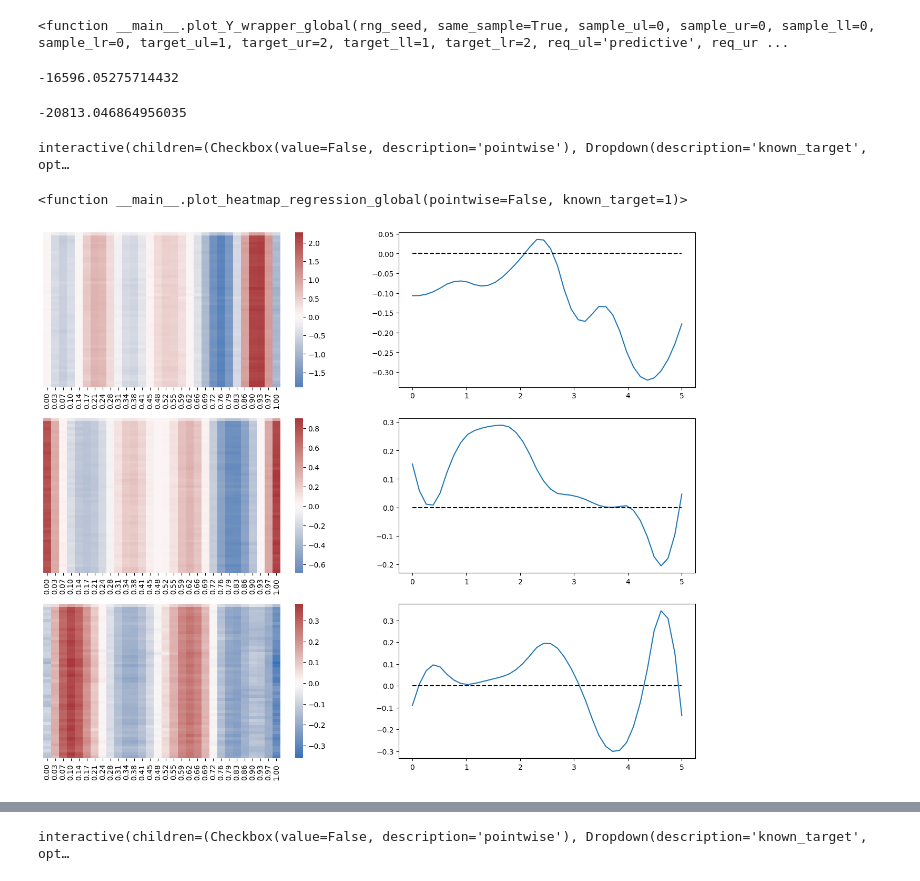
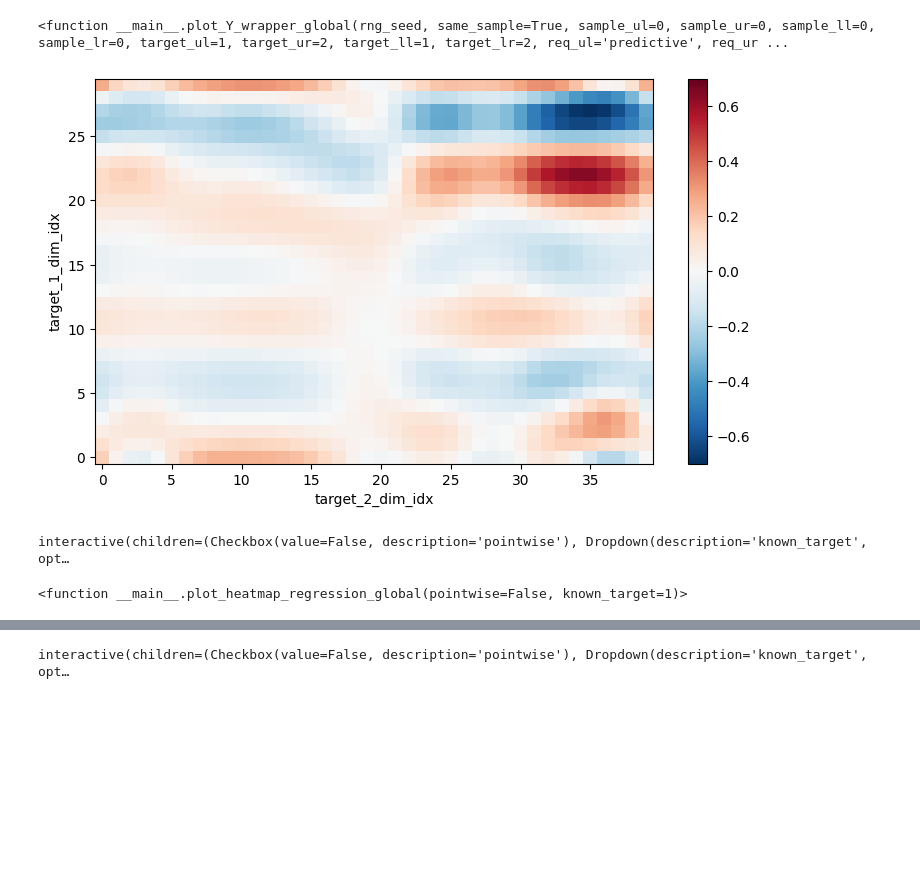
Before and after one commit to Addicted2BayesianEpistemology/bayesian_multitarget_latent_factors, a Jupyter notebook: examples/01_bspline_generated_example.ipynb, the cells around one changed output, grey strips where cells are left out. Drawn from its saved outputs; the diff is of its cells as text; code cells hidden in the pictures; blank space fills up the shorter version.

Commit message:
refactored all plots

```diff
--- a/examples/01_bspline_generated_example.ipynb
+++ b/examples/01_bspline_generated_example.ipynb
@@ -320,26 +97,10 @@ from bayesian_multitarget_latent_factors.HMC_helper import get_expected_log_like
-# %%
-get_expected_log_likelihood(idata, ['y_posterior'])
-# %% [output]
--16596.05275714432
-# %%
-get_expected_log_likelihood(idata, ['y_prior'])
-# %% [output]
--20813.046864956035
-# %%
-def plot_heatmap_regression(idata, pointwise = False, known_target = 1):
-    fig, ax = _plt.subplots(1,1)
-    if known_target == 1:
-        unknown_target = 2
-    else:
-        unknown_target = 1
-    fig.set_figwidth(9)
-    fig.set_figheight(5)
-    bmlf.get_relationship_between_targets(
-        idata, known_target=known_target, pointwise=pointwise
-    ).mean(dim='chain').mean(dim='draw').transpose(f'target_{known_target}_dim_idx',f'target_{unknown_target}_dim_idx').plot(ax=ax)
 # %%
 def plot_heatmap_regression_global(pointwise = False, known_target = 1):
     plot_heatmap_regression(idata, pointwise, known_target)
+# %%
+plot_heatmap_regression_global()
+# %% [output]
+[figure, added]
 # %%
 interact(plot_heatmap_regression_global, pointwise = False, known_target = [1,2])
 # %% [output]
@@ -449,4 +108,0 @@ def plot_regression_by_PCA(pointwise = False, known_target = 1):
-# %%
-plot_regression_by_PCA()
-# %% [output]
-[figure, removed]
```
Also changed, not shown: parts of 27 cells of this notebook, 1 other file.
